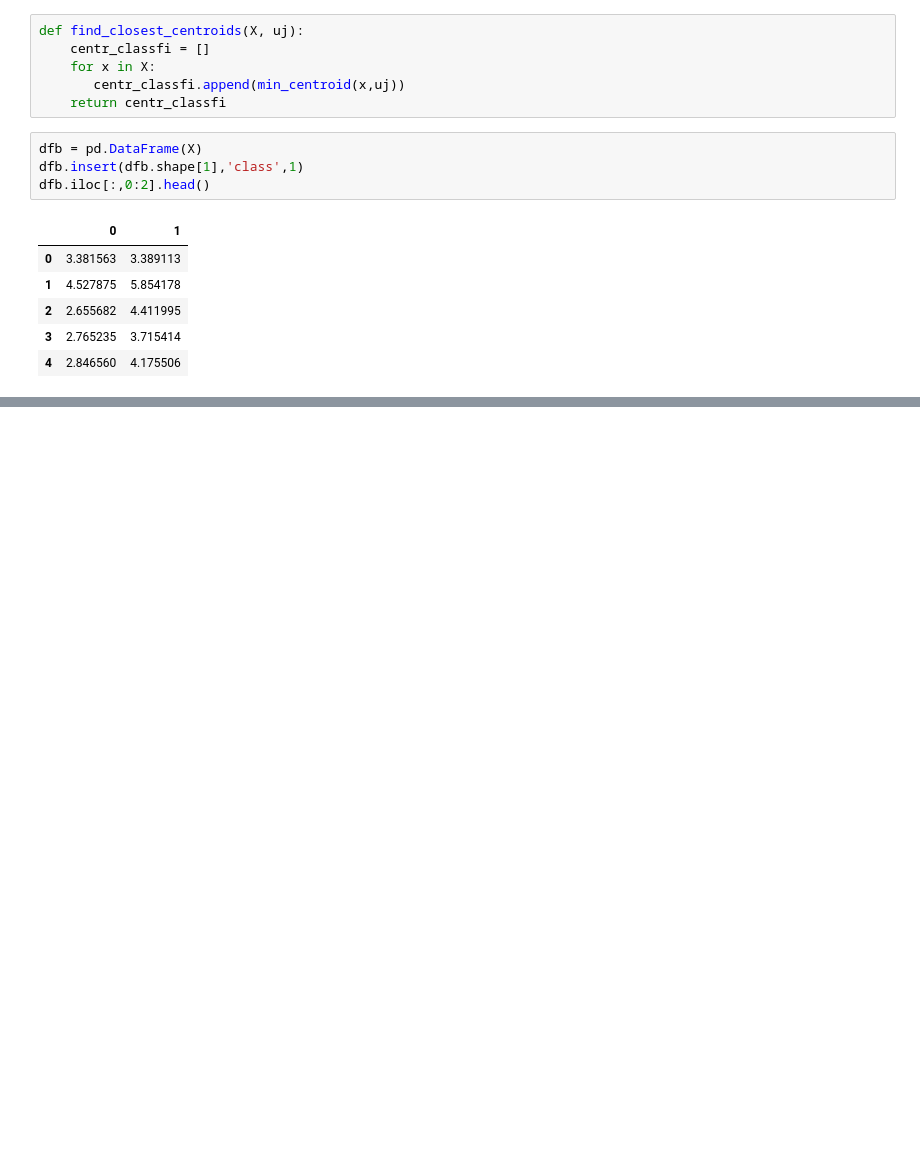
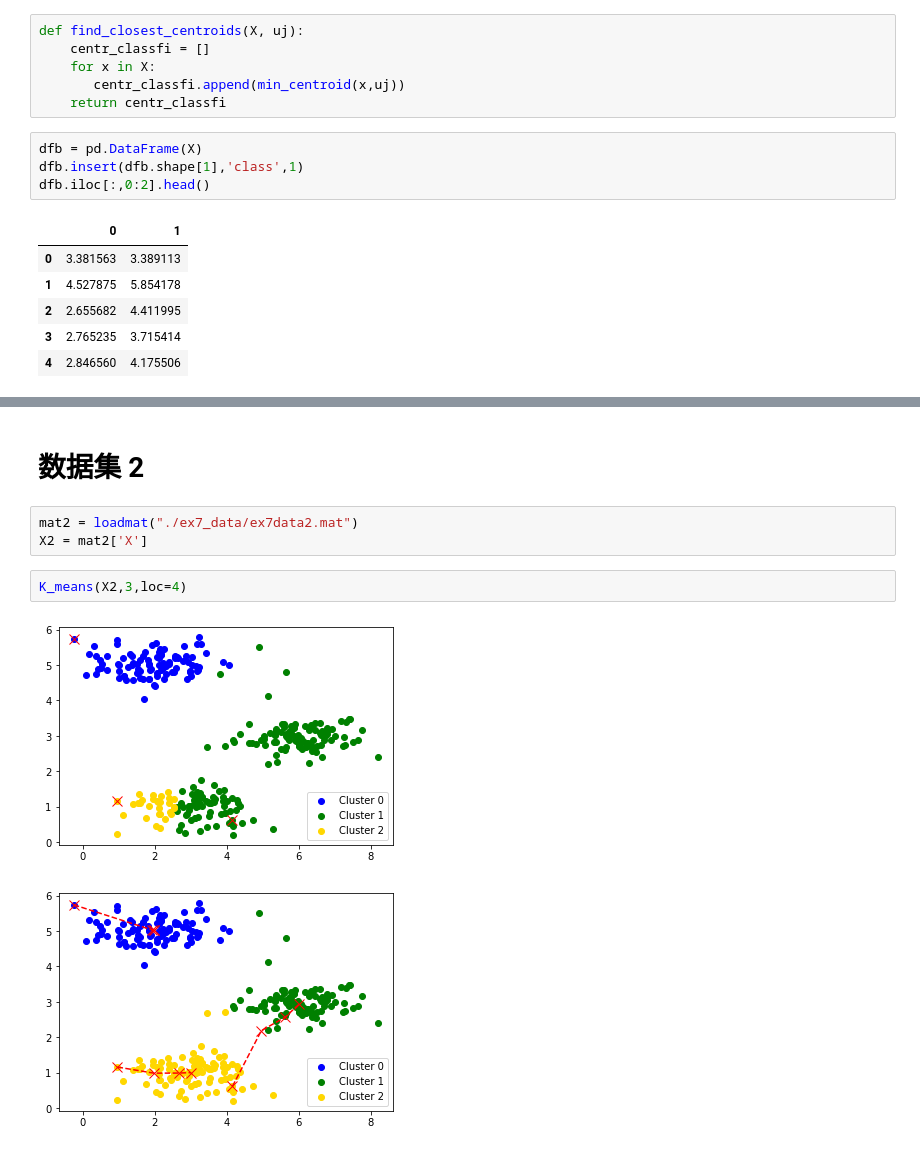
Before and after one commit to taoxianpeng/Machine_Learning_WuEnda, a Jupyter notebook: ex7.ipynb, the cells around one changed output, grey strips where cells are left out. Saved outputs shown, nothing was run; the diff lists cells and outputs as text; blank space fills up the shorter version.

```diff
--- a/ex7.ipynb
+++ b/ex7.ipynb
@@ -119,0 +140,10 @@ plotData(X, uj,centr_classfi)
+# %% [markdown]
+# 数据集 2
+# %%
+mat2 = loadmat("./ex7_data/ex7data2.mat")
+X2 = mat2['X']
+# %%
+K_means(X2,3,loc=4)
+# %% [output]
+[figure, added]
+[figure, added]
```
Also changed, not shown: parts of 10 cells of this notebook.
